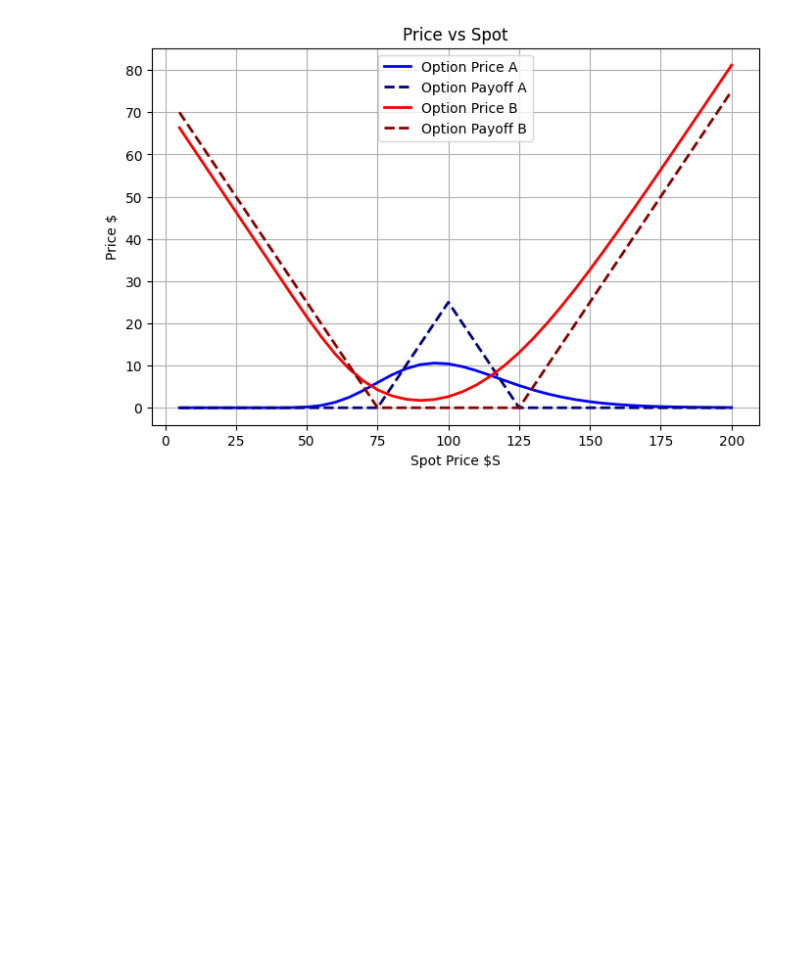
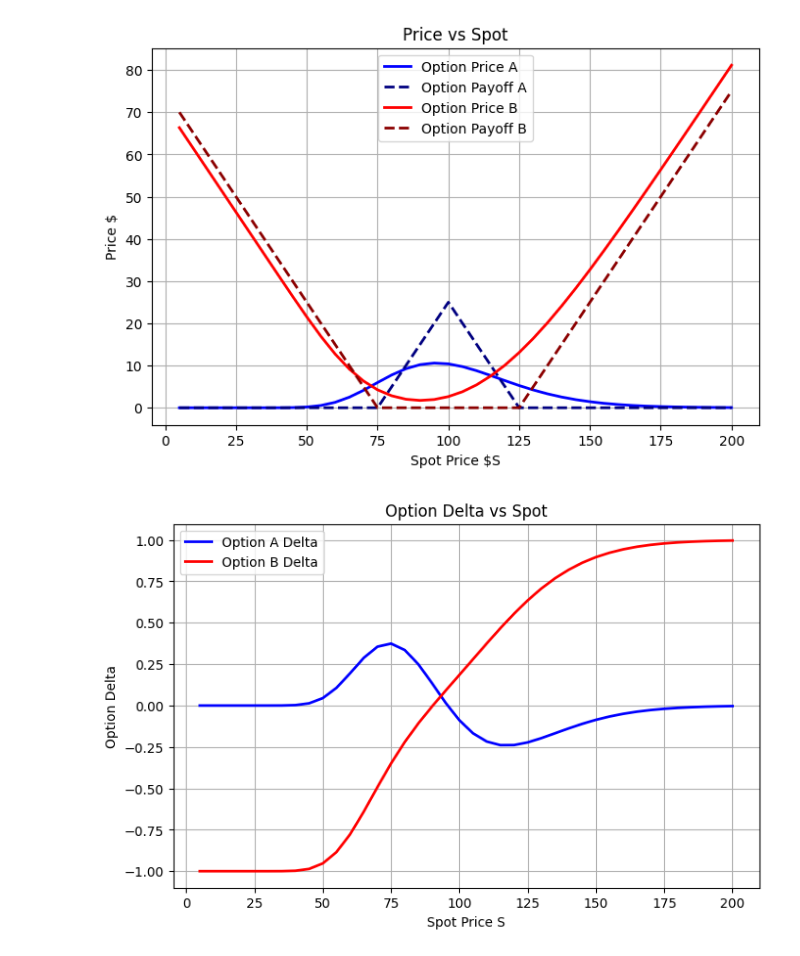
Before and after one commit to Richard1Dev/black-scholes-model-implementation, a Jupyter notebook: notebooks/results.ipynb, the cells around one changed output. Cells and saved outputs as stored; diff of their text form; code cells hidden in the pictures; blank space fills up the shorter version.

```diff
--- a/notebooks/results.ipynb
+++ b/notebooks/results.ipynb
@@ -75,6 +75,17 @@ plt.legend()
 plt.grid(True)
 # %% [output]
 [figure]
+# %%
+plt.figure(figsize=(8,5))
+plt.plot(x_axis, combo_option_1.delta(x_axis, 0, rate, sigma), color='blue', label='Option A Delta', linewidth=2)
+plt.plot(x_axis, combo_option_2.delta(x_axis, 0, rate, sigma), color='red', label='Option B Delta', linewidth=2)
+plt.xlabel('Spot Price S')
+plt.ylabel('Option Delta')
+plt.title('Option Delta vs Spot')
+plt.legend()
+plt.grid(True)
+# %% [output]
+[figure, added]
 # %%
 spot = 100
 drift = 0.08
```
Also changed, not shown: parts of 1 cell of this notebook, 1 other file.
